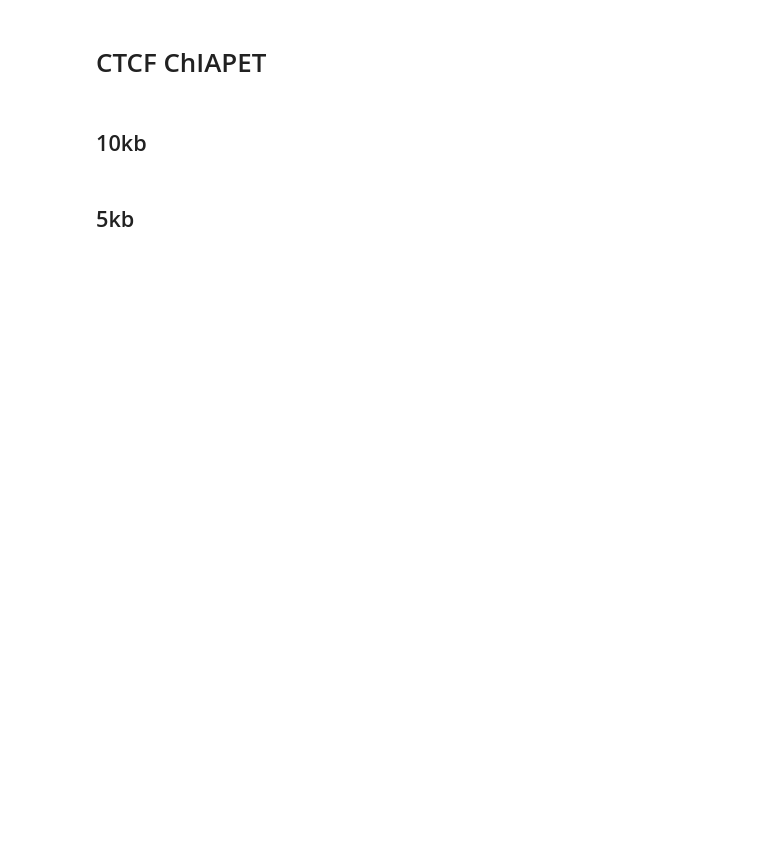
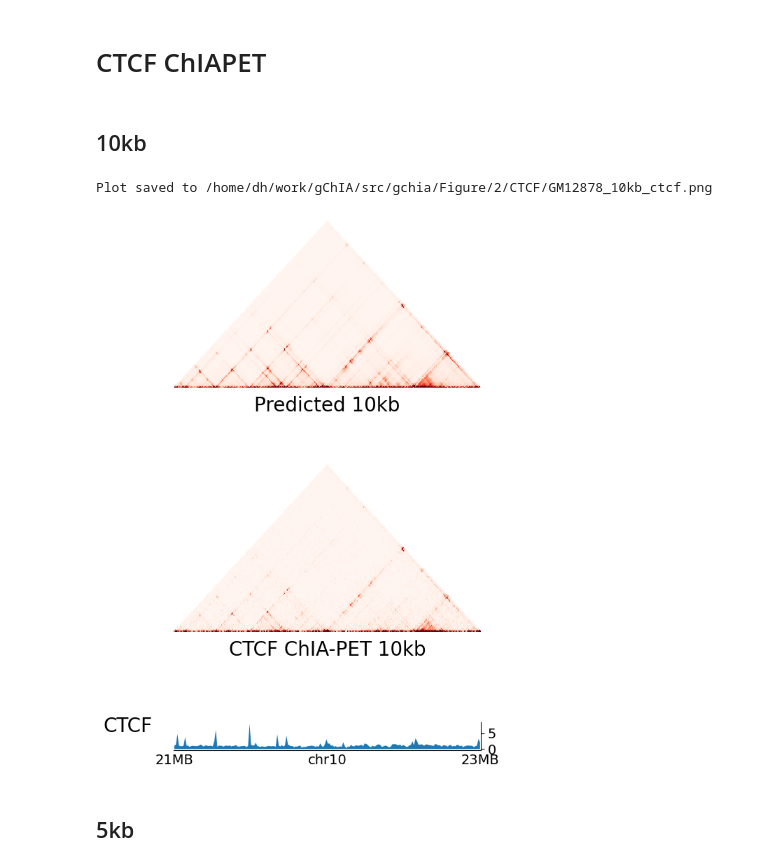
Before and after one commit to don194/GraphChIAr, a Jupyter notebook: gchia/Metrics/visualize.ipynb, the cells around one changed output. Drawn from its saved outputs; the diff is of its cells as text; code cells hidden in the pictures; blank space fills up the shorter version.

```diff
--- a/gchia/Metrics/visualize.ipynb
+++ b/gchia/Metrics/visualize.ipynb
@@ -59,29 +59,32 @@ outputpath = f'{rootpath}/gChIA/src/gchia/Figure/2/CTCF'
 # %%
 cellline = 'GM12878'
 # load data
-hic = np.load(f'{rootpath}/gChIA/results/250303_10000_NONE_ChIAPETMatrixPredictor_efeaturesq_log1p_true/GM12878/predictions/pred_matrix_chr10_21000000_23000000.npy')
+hic = np.load('/home/dh/work/gChIA/results/250303_10000_NONE_ChIAPETMatrixPredictor_efeaturesq_log1p_true/GM12878/predictions/pred_matrix_chr10_21000000_23000000.npy')
 hic = np.expm1(hic)
 # main dioagonal
 # hic[np.diag_indices(hic.shape[0])] = 0
 # load epi
-bw = pyBigWig.open(f'{rootpath}/gChIA/data/GM12878/bigWig_files/GM12878_ctcf.bw')
+bw = pyBigWig.open('/home/dh/work/gChIA/data/GM12878/bigWig_files/GM12878_ctcf.bw')
 ctcf = bw.stats('chr10', 21000000, 23000000, type='mean', nBins=hic.shape[0])
 ctcf = np.array(ctcf)
 
 # Close the BigWig file
 bw.close()
 
 epi_list = [ctcf]
 # real data
-chiapet = f'{rootpath}/gChIA/data/GM12878/CTCF_ChIA-PET/ENCFF379AWZ.hic'
+chiapet = '/home/dh/work/gChIA/data/GM12878/CTCF_ChIA-PET/ENCFF379AWZ.hic'
 rpet = _read_hic_matrix(chiapet, 'chr10', 21000000, 23000000, 10000,log1p=False)
-rhic = f'{rootpath}/gChIA/data/GM12878/Hi-C/4DNFI1UEG1HD.hic'
+rhic = '/home/dh/work/gChIA/data/GM12878/Hi-C/4DNFI1UEG1HD.hic'
 rhic = _read_hic_matrix(rhic, 'chr10', 21000000, 23000000, 10000,log1p=False)
 rhic = np.nan_to_num(rhic)
 visualize_multiple_HiC_with_epigenetics([hic,rpet], epi_list,hic_labels=['Predicted 10kb','CTCF ChIA-PET 10kb'],epi_labels=['CTCF'],x_ticks=['21MB','chr10','23MB'],colorbar=False,interval_between_hic=0,
     interval_after_hic_block=0.05,
     interval_between_epi=0.05,
     output=f'{outputpath}/GM12878_10kb_ctcf.png')
+# %% [output]
+Plot saved to /home/dh/work/gChIA/src/gchia/Figure/2/CTCF/GM12878_10kb_ctcf.png
+[figure, added]
 # %% [markdown]
 ## 5kb
 # %%
```
Also changed, not shown: parts of 26 cells of this notebook, 46 other files.
